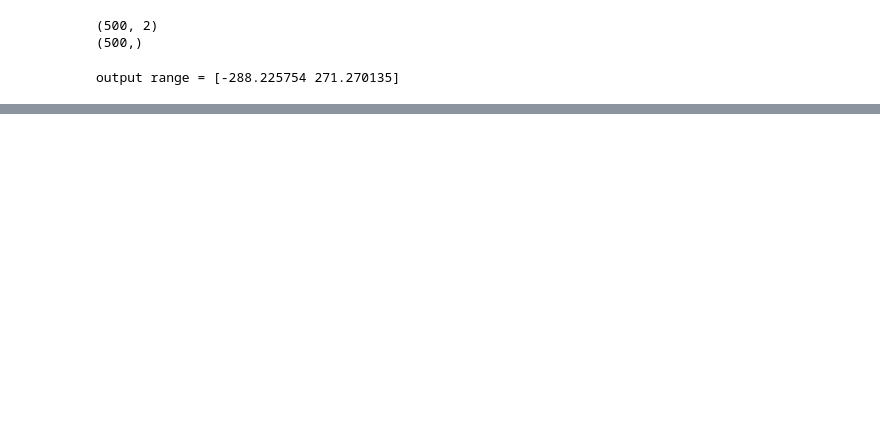
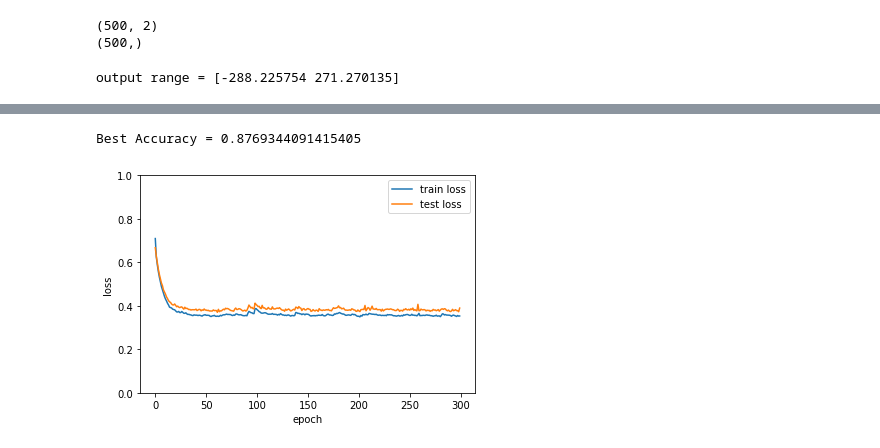
Before and after one commit to thebluesky0205/testRepoLKS, a Jupyter notebook: twelveth.ipynb, the cells around one changed output, grey strips where cells are left out. Saved outputs shown, nothing was run; the diff lists cells and outputs as text; code cells hidden in the pictures; blank space fills up the shorter version.

```diff
--- a/twelveth.ipynb
+++ b/twelveth.ipynb
@@ -83,0 +144,46 @@ Final Cross Validation Loss: 25.06796875
+# %%
+from keras.regularizers import l2
+
+model = Sequential()
+model.add(
+    Dense(
+        32, input_dim = 32, activation = 'tanh',
+        # 실질적으로 노이즈는 학습하지 않게 만들어주며
+        # 동시에 반응성도 같이 올려주는 역할로 사용된다.
+        # (정규화 과정을 상기하도록 한다!)
+        kernel_regularizer=l2(0.01)
+    )
+)
+model.add(Dense(16, activation = 'relu'))
+model.add(Dense(8, activation = 'tanh'))
+model.add(Dense(4, activation = 'tanh'))
+model.add(Dense(1, activation = 'sigmoid'))
+
+model.compile(
+    loss = 'binary_crossentropy',
+    optimizer = 'sgd',
+    metrics = ['accuracy']
+)
+# %%
+trainRes = model.fit(
+    X_train, y_train,
+    batch_size = 10,
+    epochs = 300,
+    validation_data=(X_test, y_test),
+    verbose = 0
+)
+# %%
+plt.plot(trainRes.history['loss'])
+plt.plot(trainRes.history['val_loss'])
+plt.ylim(0, 1)
+plt.ylabel('loss')
+plt.xlabel('epoch')
+plt.legend(['train loss', 'test loss'], loc='upper right')
+
+print(
+    "Best Accuracy =",
+    max(trainRes.history['val_accuracy'])
+)
+# %% [output]
+Best Accuracy = 0.8769344091415405
+[figure, added]
```
Also changed, not shown: parts of 12 cells of this notebook.
